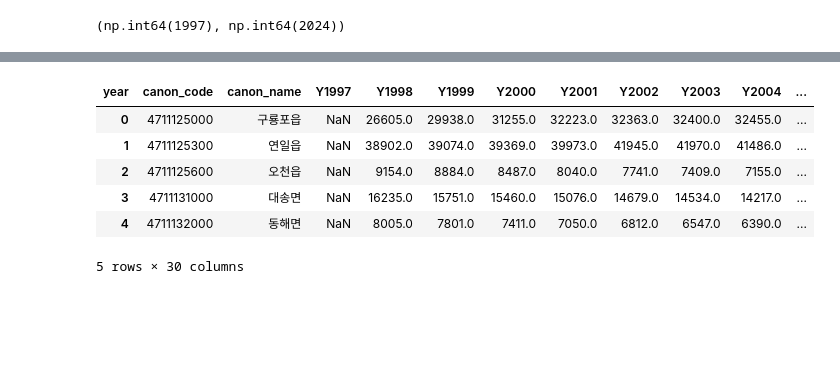
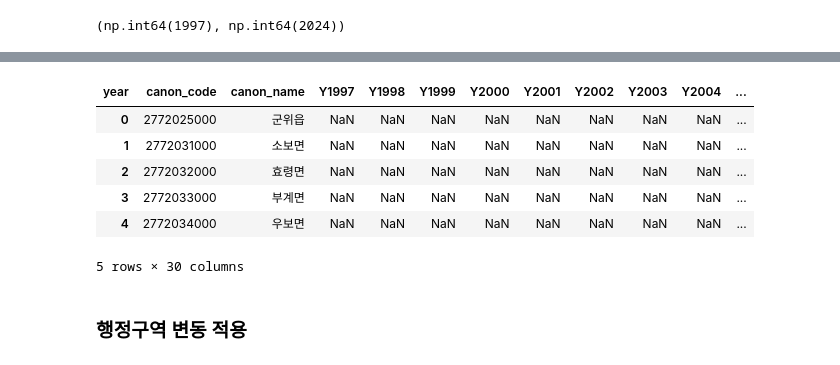
Before and after one commit to jihography/innocity_causal, a Jupyter notebook: data_preprocessing.ipynb, the cells around one changed output, grey strips where cells are left out. Saved outputs shown, nothing was run; the diff lists cells and outputs as text; code cells hidden in the pictures; blank space fills up the shorter version.

```diff
--- a/data_preprocessing.ipynb
+++ b/data_preprocessing.ipynb
@@ -9,27 +9,35 @@ import numpy as np
 from pathlib import Path
 import re
 
-BASE = Path('/Users/kjh/Documents/innocity/data')  # 네 로컬 경로로 바꿔도 됨
+BASE = Path('/Users/kjh/Documents/innocity/data')  # 네 로컬 경로
 
-file_recent = BASE / "행정구역_읍면동_별_5세별_주민등록인구_2011년__20251124180210.csv"
-file_early  = BASE / "행정구역_읍면동_별_5세별_주민등록인구_20251124180650.csv"
+file_recent = BASE / "행정구역_읍면동_별_5세별_주민등록인구_2011년__20251201171507.csv"
+file_early  = BASE / "행정구역_읍면동_별_5세별_주민등록인구_20251201171832.csv"
 
-# 1) 파일 읽기 ---------------------------------------------------------
+# ---------------------------------------------------------
+# 1) 파일 읽기
+# ---------------------------------------------------------
 df1 = pd.read_csv(file_recent, encoding="cp949")
 df2 = pd.read_csv(file_early,  encoding="cp949")
 
-# 2) 최근 파일(df1) 정리: 헤더 행 제거 + 코드/이름 추출 ---------------
+# ---------------------------------------------------------
+# 2) 최근 파일(df1) 정리: 헤더 행 제거 + 코드/이름 추출
+# ---------------------------------------------------------
 df1 = df1[df1["13999001 항목"] != "13999001 항목"].copy()
 
 df1["code"] = df1["A 행정구역(동읍면)별"].str.extract(r"^(\d+)", expand=False)
 df1["name"] = df1["A 행정구역(동읍면)별"].str.replace(r"^\d+\s*", "", regex=True)
 
-# 10자리 코드(읍면동) + 경상북도(2자리)만 있음 → 읍면동만 사용
+# 10자리 코드(읍면동)만 사용
 df1 = df1[df1["code"].str.len() == 10].copy()
 
-# 3) 과거 파일(df2) 정리: 헤더 행 제거 + T2 인구만 -------------------
+# ---------------------------------------------------------
+# 3) 과거 파일(df2) 정리: 헤더 행 제거 + T2 인구만
+#    ★ 인덱스 리셋을 apply 전에!
+# ---------------------------------------------------------
 df2 = df2[df2["13999001 항목"] != "13999001 항목"].copy()
 df2 = df2[df2["13999001 항목"] == "T2 인구"].copy()
+df2 = df2.reset_index(drop=True)      # ★ 여기서 먼저 리셋
 
 admin_cols = [c for c in df2.columns if c.startswith("A 행정구역(동읍면)별")]
 
@@ -42,9 +50,12 @@ def extract_code_and_name(row):
     return pd.Series({"code": None, "name": None})
 
 df2_extra = df2.apply(extract_code_and_name, axis=1)
-df2 = pd.concat([df2.reset_index(drop=True), df2_extra], axis=1)
-df2 = df2[~df2["code"].isna()]  # 시도/시군구 소계 제거
+df2 = pd.concat([df2, df2_extra], axis=1)  # ★ 여기서는 reset_index 다시 안 함
+df2 = df2[~df2["code"].isna()]             # 시도/시군구 소계 제거
 
+# ---------------------------------------------------------
+# 4) 인구값 파싱 함수
+# ---------------------------------------------------------
 def parse_pop(val):
     """'-', '0 계' 등은 NA, 나머지는 숫자로"""
     if isinstance(val, str):
@@ -61,7 +72,9 @@ def parse_pop(val):
     except:
         return np.nan
 
-# df1: 2011–2024 -------------------------------------------------------
+# ---------------------------------------------------------
+# 5) df1: 2011–2024 → long
+# ---------------------------------------------------------
 year_cols1 = [c for c in df1.columns if c.startswith("Y")]
 
 data1_long = df1.melt(
@@ -73,7 +86,9 @@ data1_long = df1.melt(
 data1_long["year"] = data1_long["year_col"].str.extract(r"Y(\d{4})")[0].astype(int)
 data1_long["pop"]  = data1_long["pop_raw"].apply(parse_pop)
 
-# df2: 1997–2010 ------------------------------------------------------
+# ---------------------------------------------------------
+# 6) df2: 1997–2010 → long
+# ---------------------------------------------------------
 year_cols2 = [c for c in df2.columns if c.startswith("Y")]
 
 data2_long = df2.melt(
@@ -230,43 +186,45 @@ import numpy as np
 from pathlib import Path
 
 # 1) 2024년에 존재하는 읍면동 코드들만 대상으로 wide 변환
-codes_2024 = panel_agg.loc[panel_agg["year"] == 2024, "canon_code"].unique()
+# codes_2024 = panel_agg.loc[panel_agg["year"] == 2024, "canon_code"].unique()
 
-sub = panel_agg[panel_agg["canon_code"].isin(codes_2024)].copy()
+# sub = panel_agg[panel_agg["canon_code"].isin(codes_2024)].copy()
 
 # 2) wide 형식으로 pivot (행: 읍면동, 열: 연도)
 wide = (
-    sub.pivot_table(
+    panel_agg.pivot_table(
         index=["canon_code", "canon_name"],
         columns="year",
         values="pop"
     )
     .reset_index()
 )
 
 # 3) 열 이름 정리: year → Y1997 식으로
 year_cols = [c for c in wide.columns if isinstance(c, (int, np.integer))]
 new_cols = {
     y: f"Y{y}" for y in year_cols
 }
 wide = wide.rename(columns=new_cols)
 
 # 4) 열 순서 정리
 ordered_cols = ["canon_code", "canon_name"] + sorted(
     [c for c in wide.columns if c.startswith("Y")]
 )
 wide = wide[ordered_cols]
 
 # 5) CSV로 저장 (확인용)
-wide.to_csv(BASE / "emd_2024_check.csv", index=False, encoding="euc-kr")
+wide.to_csv(BASE / "emd_2024_check_1997_cc.csv", index=False, encoding="euc-kr")
 
 # 6) 상위 몇 행만 미리 보기
 wide.head()
 # %% [output]
 | year | canon_code | canon_name | Y1997 | Y1998 | Y1999 | Y2000 | Y2001 | Y2002 | Y2003 | Y2004 | ... |
-| 0 | 4711125000 | 구룡포읍 | NaN | 26605.0 | 29938.0 | 31255.0 | 32223.0 | 32363.0 | 32400.0 | 32455.0 | ... |
-| 1 | 4711125300 | 연일읍 | NaN | 38902.0 | 39074.0 | 39369.0 | 39973.0 | 41945.0 | 41970.0 | 41486.0 | ... |
-| 2 | 4711125600 | 오천읍 | NaN | 9154.0 | 8884.0 | 8487.0 | 8040.0 | 7741.0 | 7409.0 | 7155.0 | ... |
-| 3 | 4711131000 | 대송면 | NaN | 16235.0 | 15751.0 | 15460.0 | 15076.0 | 14679.0 | 14534.0 | 14217.0 | ... |
-| 4 | 4711132000 | 동해면 | NaN | 8005.0 | 7801.0 | 7411.0 | 7050.0 | 6812.0 | 6547.0 | 6390.0 | ... |
+| 0 | 2772025000 | 군위읍 | NaN | NaN | NaN | NaN | NaN | NaN | NaN | NaN | ... |
+| 1 | 2772031000 | 소보면 | NaN | NaN | NaN | NaN | NaN | NaN | NaN | NaN | ... |
+| 2 | 2772032000 | 효령면 | NaN | NaN | NaN | NaN | NaN | NaN | NaN | NaN | ... |
+| 3 | 2772033000 | 부계면 | NaN | NaN | NaN | NaN | NaN | NaN | NaN | NaN | ... |
+| 4 | 2772034000 | 우보면 | NaN | NaN | NaN | NaN | NaN | NaN | NaN | NaN | ... |
 5 rows × 30 columns
+# %% [markdown]
+### 행정구역 변동 적용
```
Also changed, not shown: parts of 8 cells of this notebook, 19 other files.
